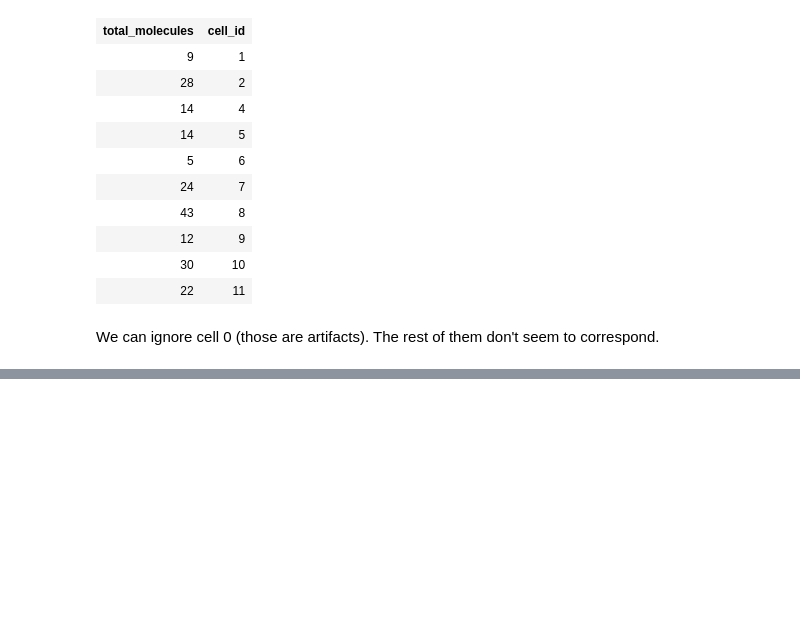
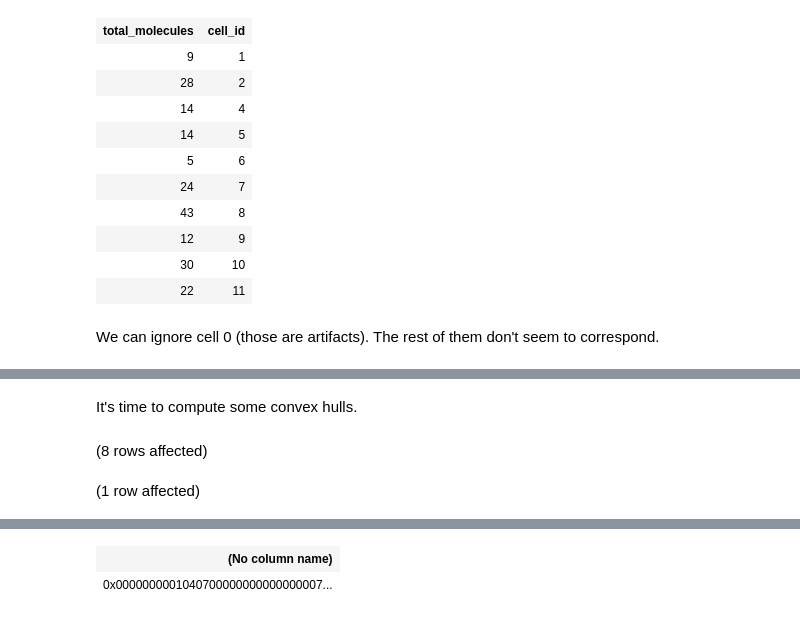
Before and after one commit to ccb-hms/hmc-clinic-2022-23, a Jupyter notebook: assignment_5/Notebooks/Assignment5NotebookSummarized.ipynb, the cells around one changed output, grey strips where cells are left out. Saved outputs shown, nothing was run; the diff lists cells and outputs as text; code cells hidden in the pictures; blank space fills up the shorter version.

Commit message:
worked on convex hulls

```diff
--- a/assignment_5/Notebooks/Assignment5NotebookSummarized.ipynb
+++ b/assignment_5/Notebooks/Assignment5NotebookSummarized.ipynb
@@ -338,0 +342,14 @@ We can ignore cell 0 (those are artifacts). The rest of them don't seem to corre
+# %% [markdown]
+It's time to compute some convex hulls.
+# %%
+-- Creating a table of just the first cell in z layer 1
+DROP TABLE IF EXISTS #SegmentationZ1C1
+SELECT xy_point
+    INTO #SegmentationZ1C1
+    FROM SegmentationWithPoints
+    WHERE z_layer=1 AND cell_id=1;
+-- Computing the convex hull around the molecules within that cell
+SELECT geometry::ConvexHullAggregate(xy_point) FROM #SegmentationZ1C1;
+# %% [output]
+(8 rows affected)
+(1 row affected)
@@ -338,0 +357,2 @@ We can ignore cell 0 (those are artifacts). The rest of them don't seem to corre
+| (No column name) |
+| 0x0000000001040700000000000000007... |
```
Also changed, not shown: parts of 11 cells of this notebook.
